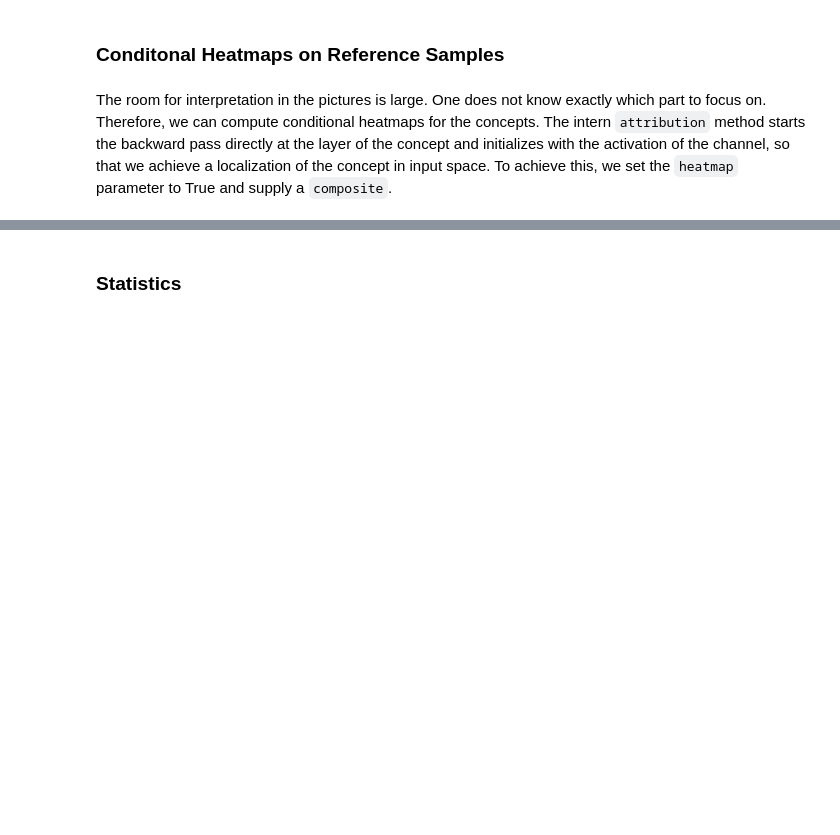
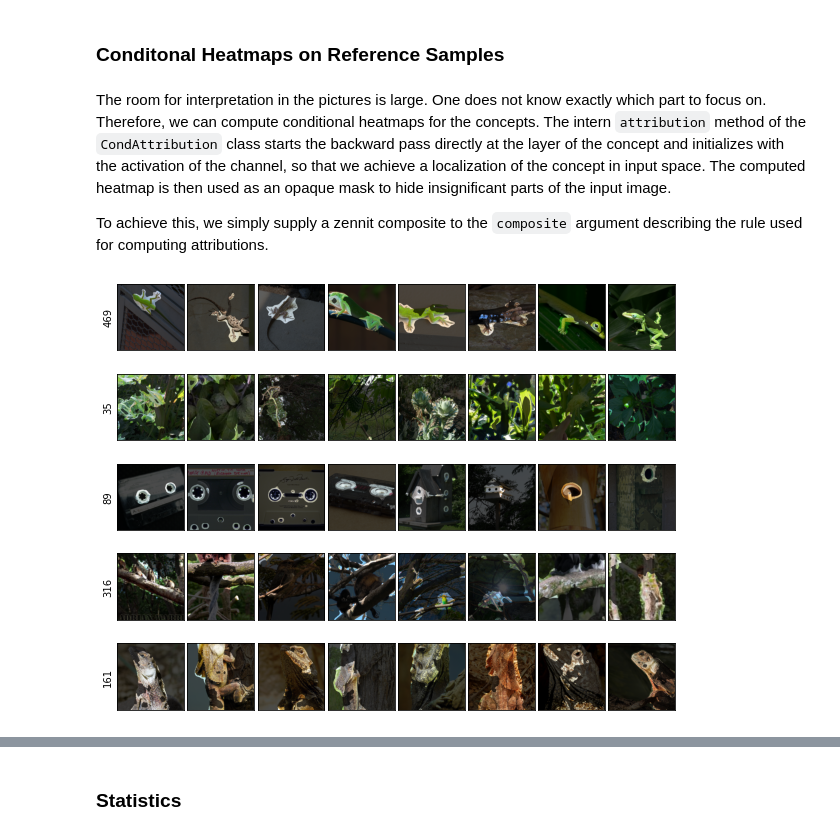
Before and after one commit to rachtibat/zennit-crp, a Jupyter notebook: tutorials/feature_visualization.ipynb, the cells around one changed output, grey strips where cells are left out. Cells and saved outputs as stored; diff of their text form; code cells hidden in the pictures; blank space fills up the shorter version.

```diff
--- a/tutorials/feature_visualization.ipynb
+++ b/tutorials/feature_visualization.ipynb
@@ -85,5 +84,12 @@ plot_grid(ref_c, figsize=(10, 8), padding=False, resize=False)
 # %% [markdown]
 ### Conditonal Heatmaps on Reference Samples
 # %% [markdown]
-The room for interpretation in the pictures is large. One does not know exactly which part to focus on. Therefore, we can compute conditional heatmaps for the concepts. The intern `attribution` method starts the backward pass directly at the layer of the concept and initializes with the activation of the channel, so that we achieve a localization of the concept in input space.
-To achieve this, we set the `heatmap` parameter to True and supply a `composite`.
+The room for interpretation in the pictures is large. One does not know exactly which part to focus on. Therefore, we can compute conditional heatmaps for the concepts. The intern `attribution` method of the `CondAttribution` class starts the backward pass directly at the layer of the concept and initializes with the activation of the channel, so that we achieve a localization of the concept in input space. The computed heatmap is then used as an opaque mask to hide insignificant parts of the input image.
+
+To achieve this, we simply supply a zennit composite to the `composite` argument describing the rule used for computing attributions.
+# %%
+ref_c = fv.get_max_reference([469, 35, 89, 316, 161], "features.40", "relevance", (0, 8), composite=composite)
+
+plot_grid(ref_c, figsize=(10, 8))
+# %% [output]
+[figure, added]
```
Also changed, not shown: parts of 35 cells of this notebook, 1 other file.
